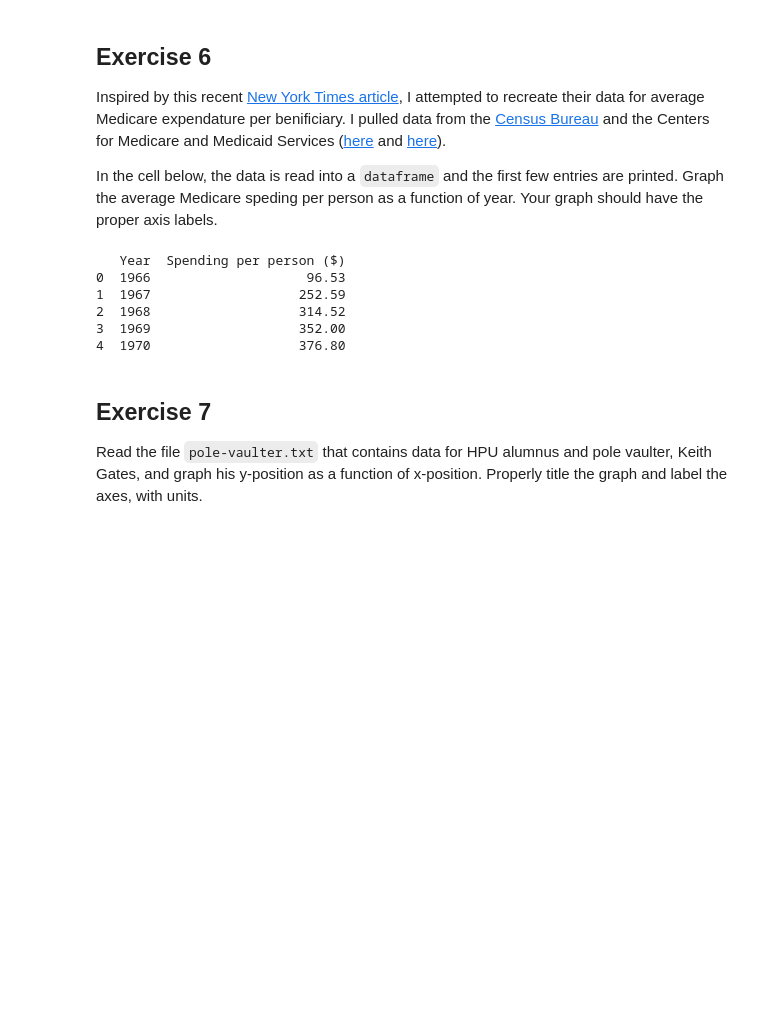
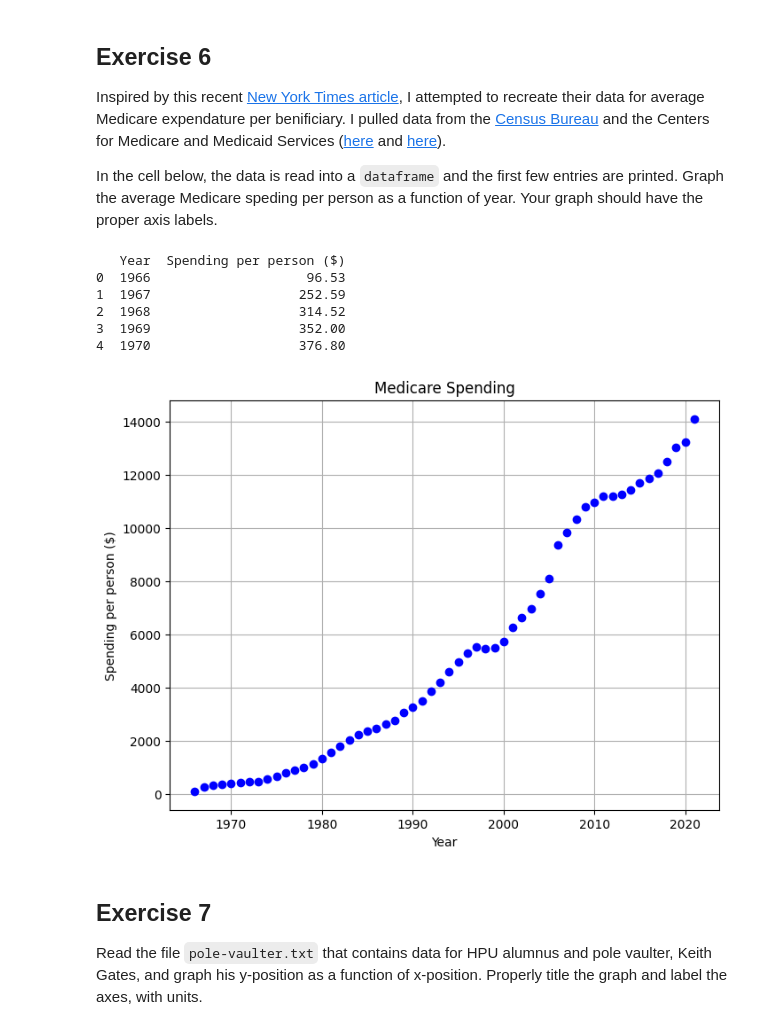
Before and after one commit to anthoak13/HNR-1303-F23, a Jupyter notebook: unit-03/03-02-plotting/03-02-plotting-solution.ipynb, the cells around one changed output. Cells and saved outputs as stored; diff of their text form; code cells hidden in the pictures; blank space fills up the shorter version.

```diff
--- a/unit-03/03-02-plotting/03-02-plotting-solution.ipynb
+++ b/unit-03/03-02-plotting/03-02-plotting-solution.ipynb
@@ -291,15 +306,28 @@ In the cell below, the data is read into a `dataframe` and the first few entries
 # %%
 df = pd.read_csv('https://raw.githubusercontent.com/anthoak13/HNR-1303-F23/main/unit-03/03-02-plotting/MedicareSpending.txt', sep='\t')
 
 #print first five rows of data with the header
 print(df.head())
+
+xdata = df['Year']
+ydata = df['Spending per person ($)']
+
+# plot data
+fig = plt.figure(figsize=(8,6))
+plt.title('Medicare Spending')
+plt.xlabel('Year')
+plt.ylabel('Spending per person ($)')
+plt.grid(which='both', axis='both')
+plt.plot(xdata,ydata,'bo') # syntax is (horizontal data , vertical data)
+plt.show()
 # %% [output]
    Year  Spending per person ($)
 0  1966                    96.53
 1  1967                   252.59
 2  1968                   314.52
 3  1969                   352.00
 4  1970                   376.80
+[figure, added]
 # %% [markdown]
 ## Exercise 7
 Read the file `pole-vaulter.txt` that contains data for HPU alumnus and pole vaulter, Keith Gates, and graph his y-position as a function of x-position. Properly title the graph and label the axes, with units.
```
Also changed, not shown: parts of 5 cells of this notebook, 1 other file.
